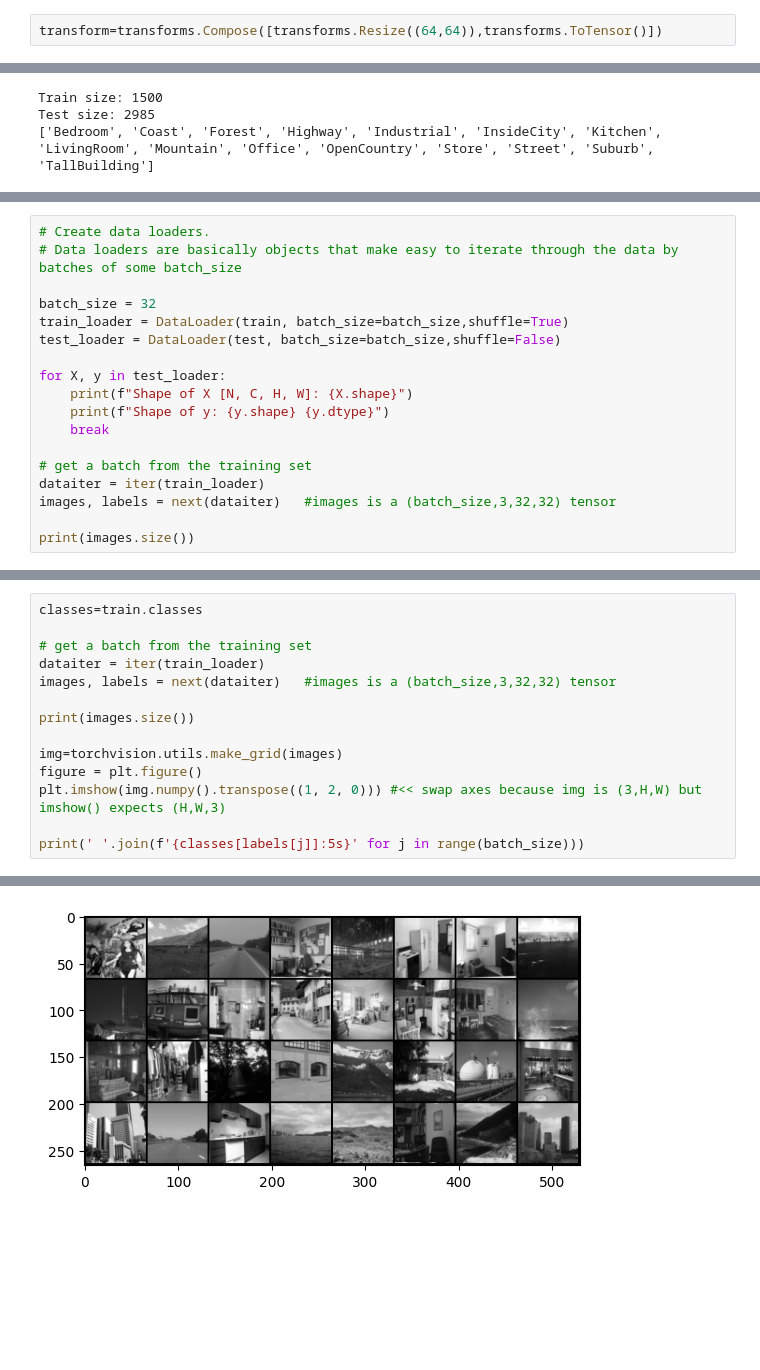
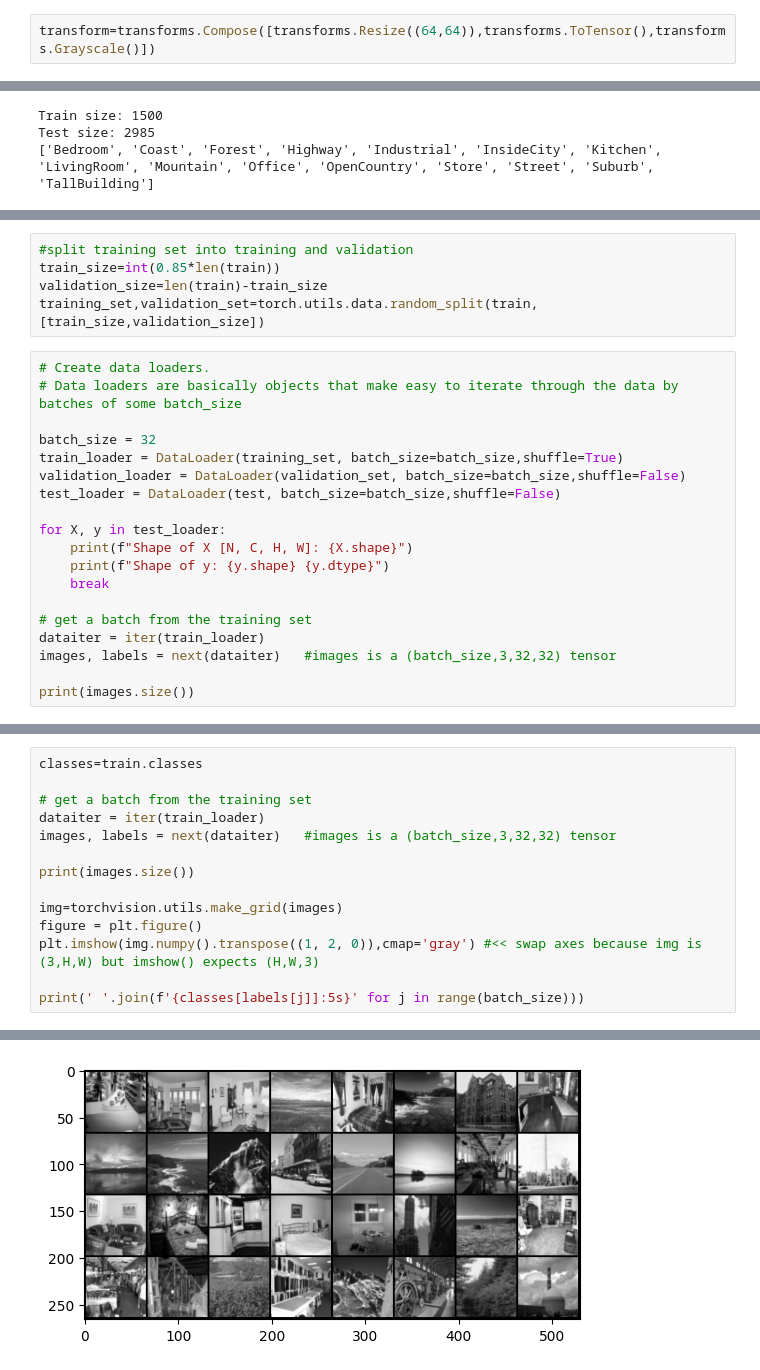
Before and after one commit to AlessandroCesaTs/Computer_Vision_Project_Cesa, a Jupyter notebook: project.ipynb, the cells around one changed output, grey strips where cells are left out. Drawn from its saved outputs; the diff is of its cells as text; blank space fills up the shorter version.

```diff
--- a/project.ipynb
+++ b/project.ipynb
@@ -20,7 +20,7 @@ import copy
 train_path = "Computer_Vision_Project_Cesa-main/CVPR2023_project_2_and_3_data/train"
 test_path = "Computer_Vision_Project_Cesa-main/CVPR2023_project_2_and_3_data/test"
 # %%
-transform=transforms.Compose([transforms.Resize((64,64)),transforms.ToTensor()])
+transform=transforms.Compose([transforms.Resize((64,64)),transforms.ToTensor(),transforms.Grayscale()])
 # %%
 train=ImageFolder(root=train_path,transform=transform)
 test=ImageFolder(root=test_path,transform=transform)
@@ -49,12 +49,18 @@ label: 0
 class: Bedroom
 <matplotlib.image.AxesImage at 0x...>
 [figure]
+# %%
+#split training set into training and validation
+train_size=int(0.85*len(train))
+validation_size=len(train)-train_size
+training_set,validation_set=torch.utils.data.random_split(train,[train_size,validation_size])
 # %%
 # Create data loaders.
 # Data loaders are basically objects that make easy to iterate through the data by batches of some batch_size
 
 batch_size = 32
-train_loader = DataLoader(train, batch_size=batch_size,shuffle=True)
+train_loader = DataLoader(training_set, batch_size=batch_size,shuffle=True)
+validation_loader = DataLoader(validation_set, batch_size=batch_size,shuffle=False)
 test_loader = DataLoader(test, batch_size=batch_size,shuffle=False)
 
 for X, y in test_loader:
@@ -82,7 +88,7 @@ print(images.size())
 
 img=torchvision.utils.make_grid(images)
 figure = plt.figure()
-plt.imshow(img.numpy().transpose((1, 2, 0))) #<< swap axes because img is (3,H,W) but imshow() expects (H,W,3)
+plt.imshow(img.numpy().transpose((1, 2, 0)),cmap='gray') #<< swap axes because img is (3,H,W) but imshow() expects (H,W,3)
 
 print(' '.join(f'{classes[labels[j]]:5s}' for j in range(batch_size)))
 # %% [output]
@@ -91 +97 @@ Store OpenCountry Highway Office Industrial Kitchen LivingRoom Coast Industrial
-[figure, old version]
+[figure, new version]
```
Also changed, not shown: parts of 10 cells of this notebook.
